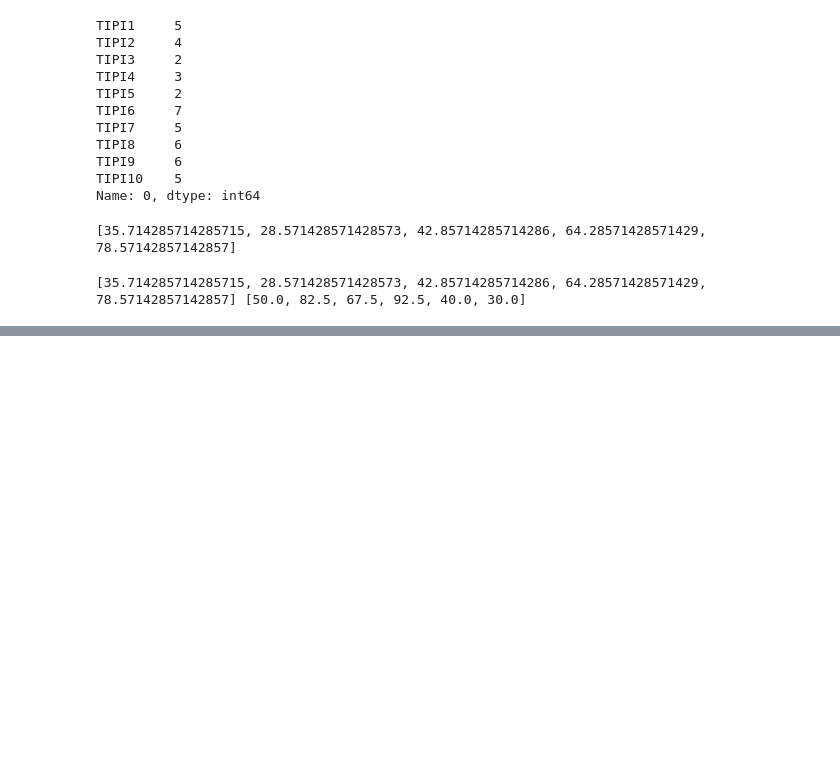
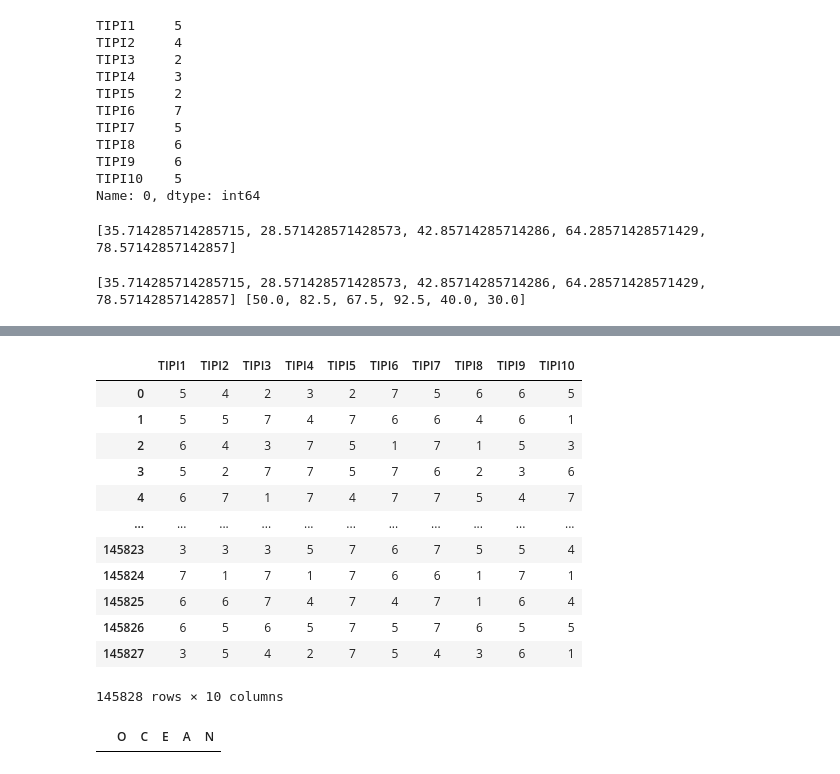
Before and after one commit to afrahaamer/3PAI, a Jupyter notebook: 3PAI Resources/OpenPsych RIASEC/RIASEC_OCEAN_correlate.ipynb, the cells around one changed output, grey strips where cells are left out. Saved outputs shown, nothing was run; the diff lists cells and outputs as text; code cells hidden in the pictures; blank space fills up the shorter version.

```diff
--- a/3PAI Resources/OpenPsych RIASEC/RIASEC_OCEAN_correlate.ipynb
+++ b/3PAI Resources/OpenPsych RIASEC/RIASEC_OCEAN_correlate.ipynb
@@ -129,0 +261,16 @@ plt.show()
+# %%
+ocean
+# %% [output]
+|  | TIPI1 | TIPI2 | TIPI3 | TIPI4 | TIPI5 | TIPI6 | TIPI7 | TIPI8 | TIPI9 | TIPI10 |
+| 0 | 5 | 4 | 2 | 3 | 2 | 7 | 5 | 6 | 6 | 5 |
+| 1 | 5 | 5 | 7 | 4 | 7 | 6 | 6 | 4 | 6 | 1 |
+| 2 | 6 | 4 | 3 | 7 | 5 | 1 | 7 | 1 | 5 | 3 |
+| 3 | 5 | 2 | 7 | 7 | 5 | 7 | 6 | 2 | 3 | 6 |
+| 4 | 6 | 7 | 1 | 7 | 4 | 7 | 7 | 5 | 4 | 7 |
+| ... | ... | ... | ... | ... | ... | ... | ... | ... | ... | ... |
+| 145823 | 3 | 3 | 3 | 5 | 7 | 6 | 7 | 5 | 5 | 4 |
+| 145824 | 7 | 1 | 7 | 1 | 7 | 6 | 6 | 1 | 7 | 1 |
+| 145825 | 6 | 6 | 7 | 4 | 7 | 4 | 7 | 1 | 6 | 4 |
+| 145826 | 6 | 5 | 6 | 5 | 7 | 5 | 7 | 6 | 5 | 5 |
+| 145827 | 3 | 5 | 4 | 2 | 7 | 5 | 4 | 3 | 6 | 1 |
+145828 rows × 10 columns
@@ -129,0 +279,4 @@ plt.show()
+# %%
+simple_ocean
+# %% [output]
+|  | O | C | E | A | N |
```
Also changed, not shown: parts of 22 cells of this notebook, 1 other file.
